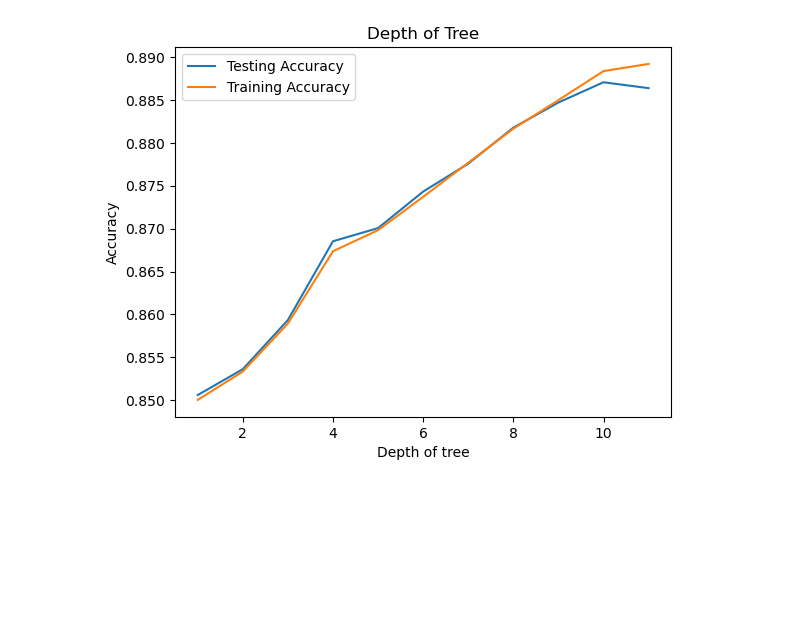
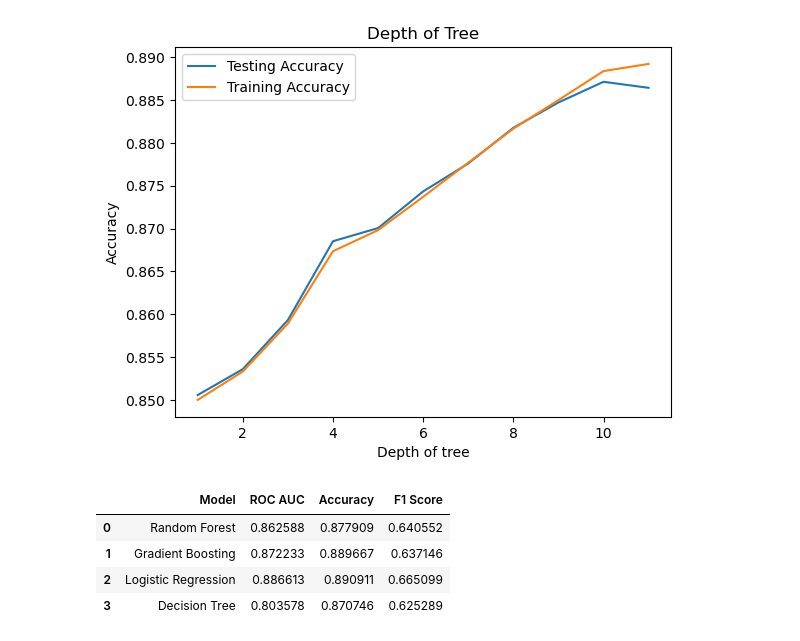
Before and after one commit to tkoche3/ISDS7075, a Jupyter notebook: group_project_explanation.ipynb, the cells around one changed output. Saved outputs shown, nothing was run; the diff lists cells and outputs as text; code cells hidden in the pictures; blank space fills up the shorter version.

```diff
--- a/group_project_explanation.ipynb
+++ b/group_project_explanation.ipynb
@@ -1039,3 +1056,28 @@ Primary Type (Binned)_CRIMINAL TRESPASS: 0.0840
 Description_RETAIL THEFT: 0.0887
 Primary Type (Binned)_NARCOTICS: 0.4582
 [figure]
+# %%
+summary = []
+for name, model in models.items():
+    pipeline = Pipeline(steps=[
+        ('preprocessor', preprocessor),
+        ('classifier', model[0])
+    ])
+    pipeline.fit(X_train, y_train)
+    y_pred = pipeline.predict(X_test)
+    y_proba = pipeline.predict_proba(X_test)[:, 1]
+
+    summary.append({
+        'Model': name,
+        'ROC AUC': roc_auc_score(y_test, y_proba),
+        'Accuracy': accuracy_score(y_test, y_pred),
+        'F1 Score': f1_score(y_test, y_pred)
+    })
+
+pd.DataFrame(summary)
+# %% [output]
+|  | Model | ROC AUC | Accuracy | F1 Score |
+| 0 | Random Forest | 0.862588 | 0.877909 | 0.640552 |
+| 1 | Gradient Boosting | 0.872233 | 0.889667 | 0.637146 |
+| 2 | Logistic Regression | 0.886613 | 0.890911 | 0.665099 |
+| 3 | Decision Tree | 0.803578 | 0.870746 | 0.625289 |
```
Also changed, not shown: parts of 10 cells of this notebook.
